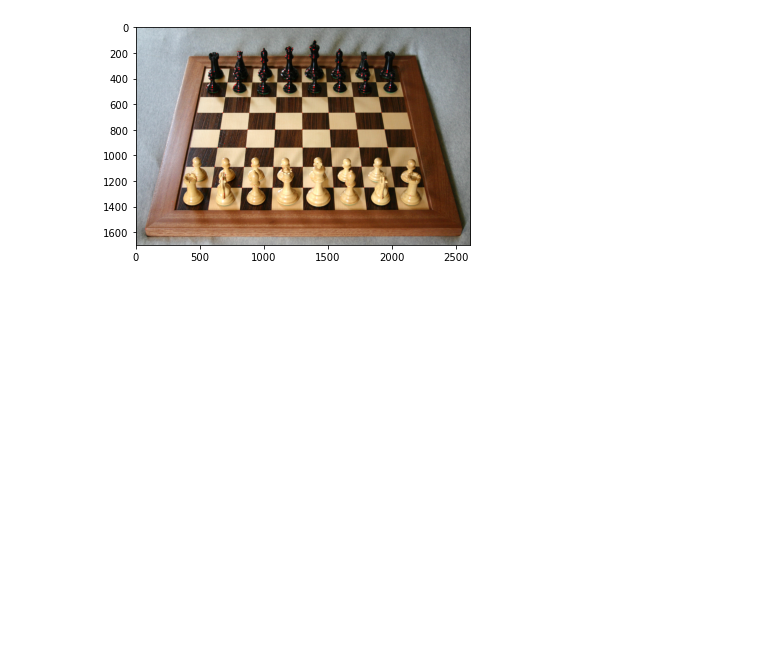
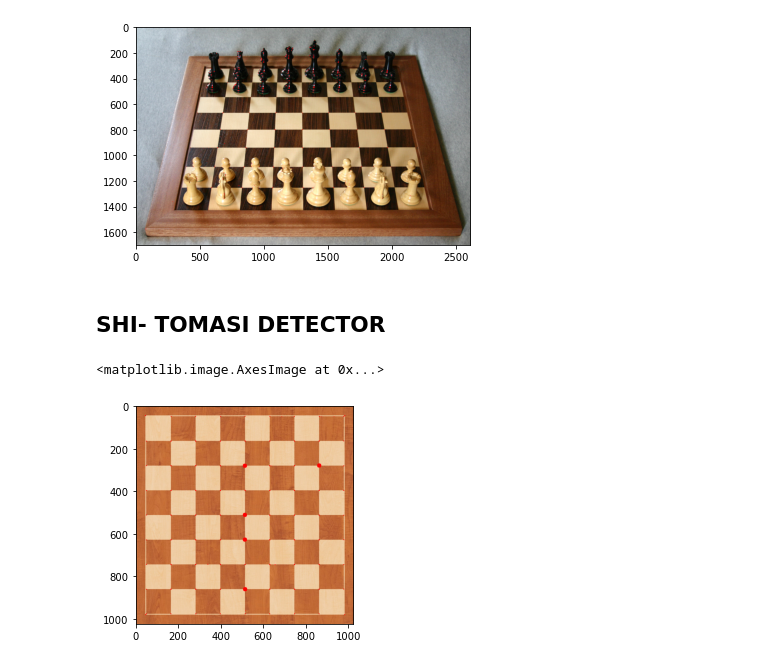
Before and after one commit to jasimahmedkhan/Computer-Vision-Projects, a Jupyter notebook: corner_detection.ipynb, the cells around one changed output. Saved outputs shown, nothing was run; the diff lists cells and outputs as text; code cells hidden in the pictures; blank space fills up the shorter version.

Commit message:
shi-tomasi corner detection

```diff
--- a/corner_detection.ipynb
+++ b/corner_detection.ipynb
@@ -55,3 +55,5 @@ plt.imshow(real_chess)
 # %% [output]
 <matplotlib.image.AxesImage at 0x...>
 [figure]
+# %% [markdown]
+## SHI- TOMASI DETECTOR
@@ -57,0 +68,5 @@ plt.imshow(real_chess)
+# %%
+plt.imshow(flat_chess)
+# %% [output]
+<matplotlib.image.AxesImage at 0x...>
+[figure, added]
```
Also changed, not shown: parts of 5 cells of this notebook.
